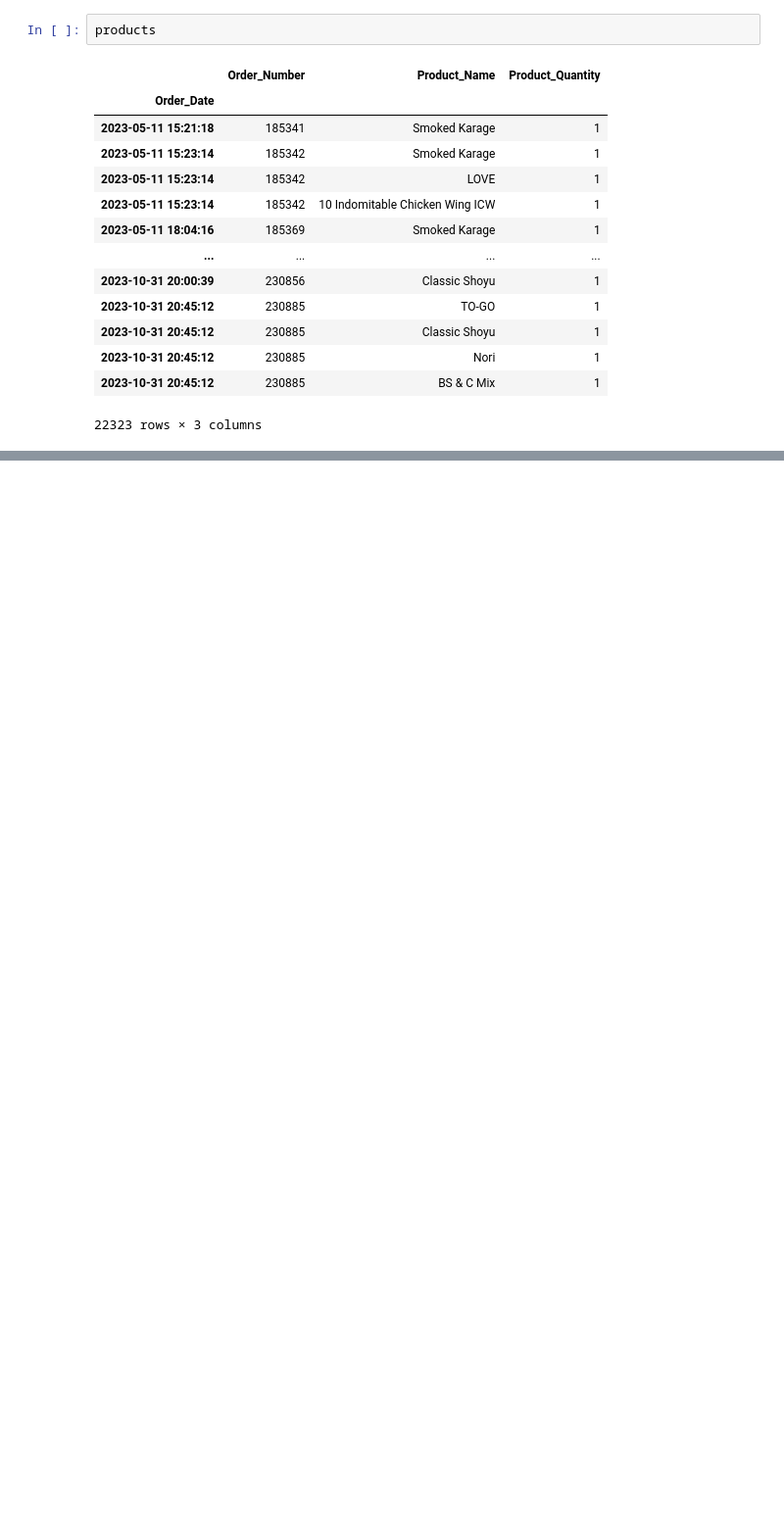
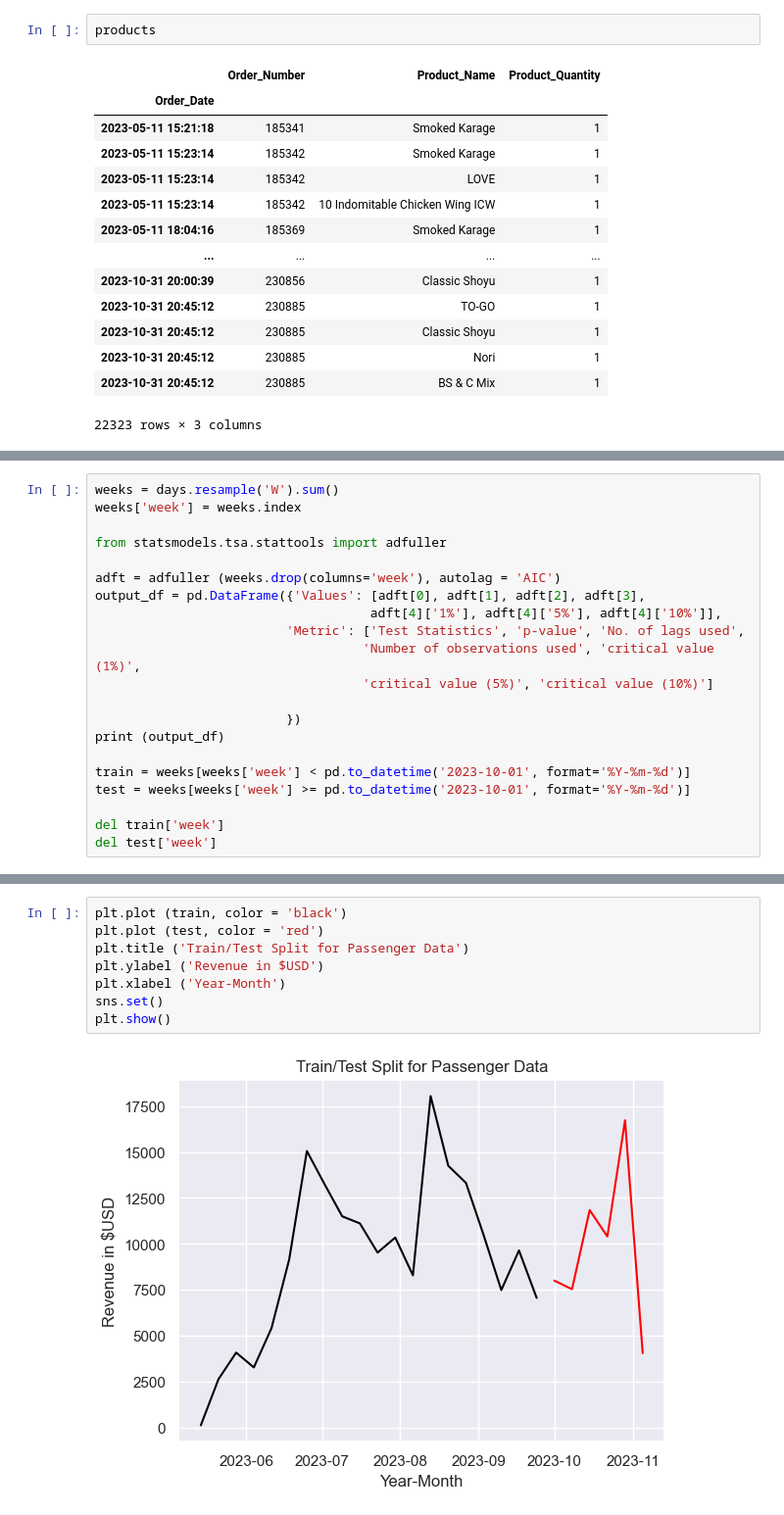
Before and after one commit to fidelotero/ramen-shop-sales-report, a Jupyter notebook: Ramen_Shop_Sales_Analysis.ipynb, the cells around one changed output, grey strips where cells are left out. Shown at 98% size. Cells and saved outputs as stored; diff of their text form; blank space fills up the shorter version.

```diff
--- a/Ramen_Shop_Sales_Analysis.ipynb
+++ b/Ramen_Shop_Sales_Analysis.ipynb
@@ -618,0 +760,21 @@ plt.show()
+# %%
+weeks = days.resample('W').sum()
+weeks['week'] = weeks.index
+
+from statsmodels.tsa.stattools import adfuller
+
+adft = adfuller (weeks.drop(columns='week'), autolag = 'AIC')
+output_df = pd.DataFrame({'Values': [adft[0], adft[1], adft[2], adft[3],
+                                    adft[4]['1%'], adft[4]['5%'], adft[4]['10%']],
+                         'Metric': ['Test Statistics', 'p-value', 'No. of lags used',
+                                   'Number of observations used', 'critical value (1%)',
+                                   'critical value (5%)', 'critical value (10%)']
+
+                         })
+print (output_df)
+
+train = weeks[weeks['week'] < pd.to_datetime('2023-10-01', format='%Y-%m-%d')]
+test = weeks[weeks['week'] >= pd.to_datetime('2023-10-01', format='%Y-%m-%d')]
+
+del train['week']
+del test['week']
@@ -618,0 +811,10 @@ plt.show()
+# %%
+plt.plot (train, color = 'black')
+plt.plot (test, color = 'red')
+plt.title ('Train/Test Split for Passenger Data')
+plt.ylabel ('Revenue in $USD')
+plt.xlabel ('Year-Month')
+sns.set()
+plt.show()
+# %% [output]
+[figure, added]
```
Also changed, not shown: parts of 25 cells of this notebook.
